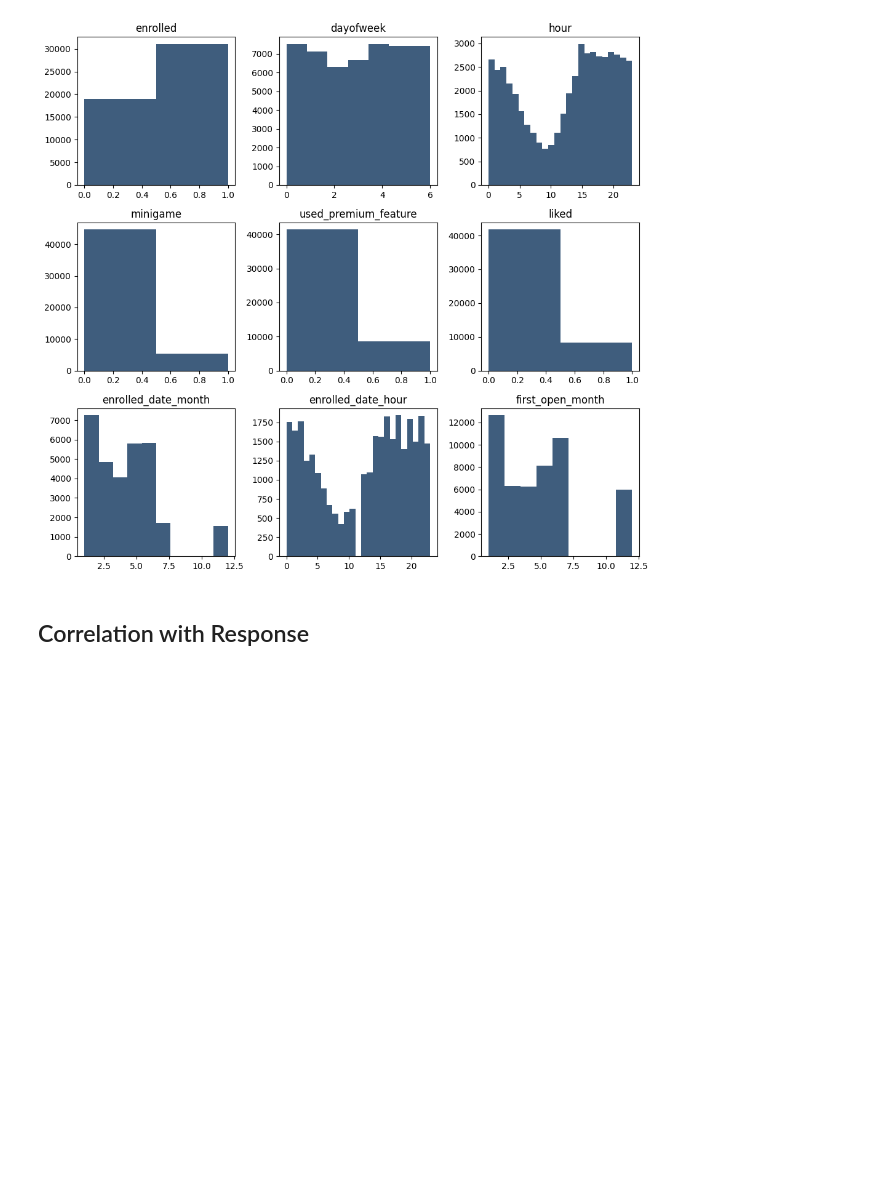
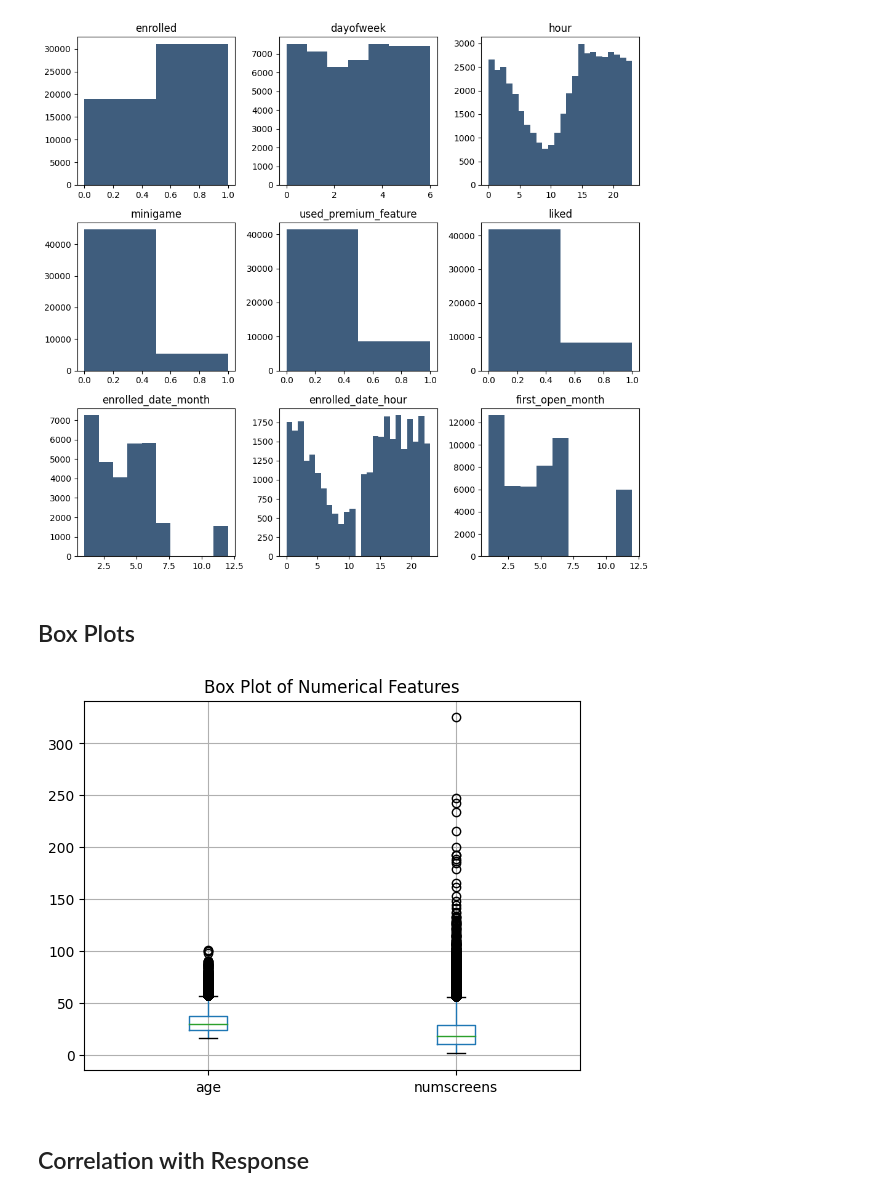
Before and after one commit to c-grigsby/ml-fintech-case-studies, a Jupyter notebook: directing-user-subscriptions/notebooks/directing-user-subscriptions_eda.ipynb, the cells around one changed output. Saved outputs shown, nothing was run; the diff lists cells and outputs as text; code cells hidden in the pictures; blank space fills up the shorter version.

```diff
--- a/directing-user-subscriptions/notebooks/directing-user-subscriptions_eda.ipynb
+++ b/directing-user-subscriptions/notebooks/directing-user-subscriptions_eda.ipynb
@@ -217,6 +217,15 @@ plt.tight_layout(rect=[0, 0.03, 1, 0.95])
 # %% [output]
 <Figure size 640x480 with 0 Axes>
 [figure]
+# %% [markdown]
+## Box Plots
+# %%
+# Create box plots for numerical features
+df_users_numerical.boxplot(column = ['age','numscreens'] )
+plt.title('Box Plot of Numerical Features')
+plt.show()
+# %% [output]
+[figure, added]
 # %% [markdown]
 ## Correlation with Response
 # %%
```
Also changed, not shown: parts of 3 cells of this notebook, 1 other file.
